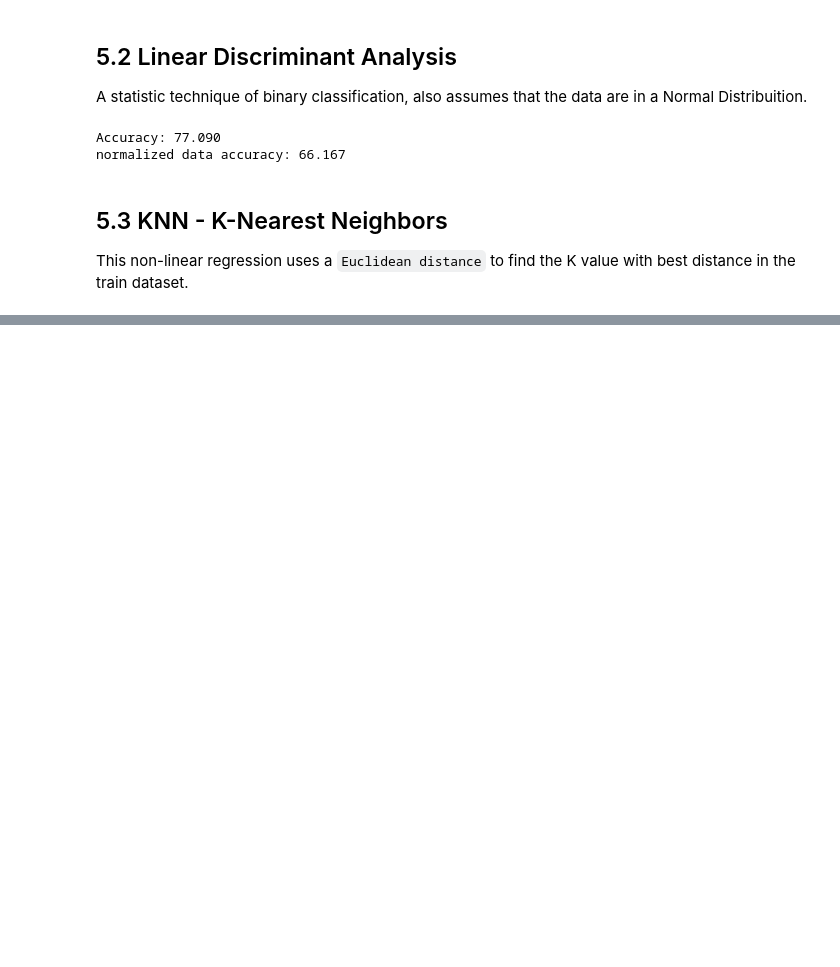
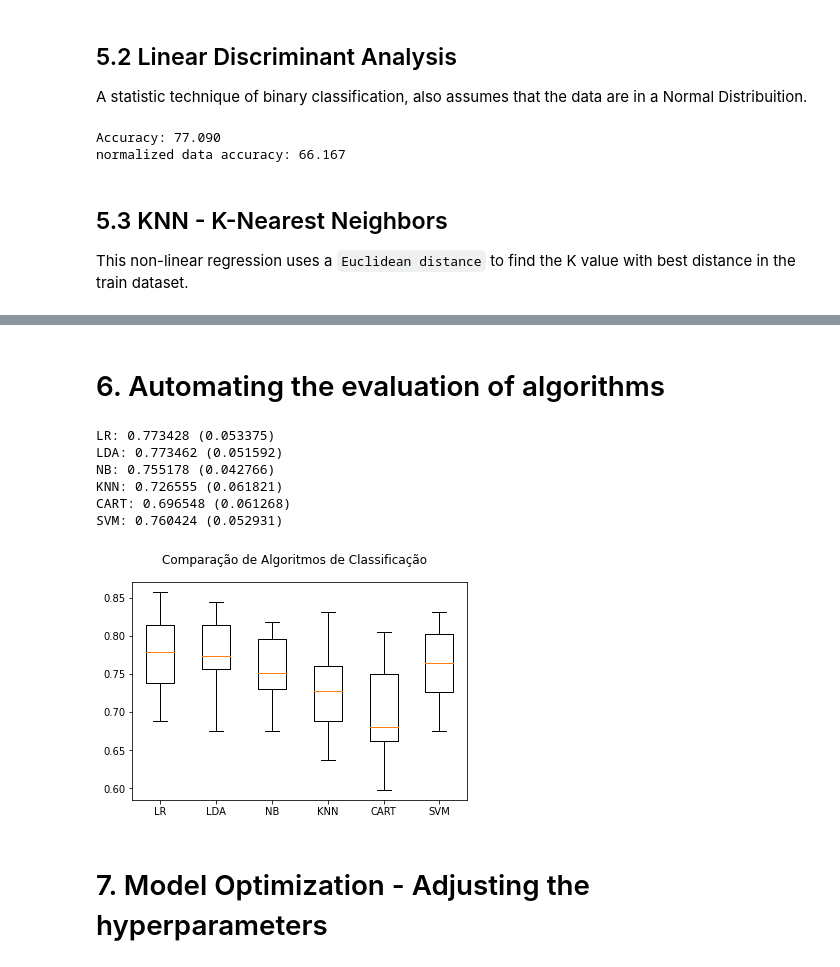
Before and after one commit to ralsouza/machine_learning_python, a Jupyter notebook: notebooks/02_machine_learning.ipynb, the cells around one changed output, grey strips where cells are left out. Saved outputs shown, nothing was run; the diff lists cells and outputs as text; code cells hidden in the pictures; blank space fills up the shorter version.

```diff
--- a/notebooks/02_machine_learning.ipynb
+++ b/notebooks/02_machine_learning.ipynb
@@ -1172,0 +1316,69 @@ This non-linear regression uses a `Euclidean distance` to find the K value with
+# %% [markdown]
+# 6. Automating the evaluation of algorithms
+# %%
+# Import dos módulos
+from pandas import read_csv
+import matplotlib.pyplot as plt
+from sklearn.model_selection import KFold
+from sklearn.model_selection import cross_val_score
+from sklearn.linear_model import LogisticRegression
+from sklearn.tree import DecisionTreeClassifier
+from sklearn.neighbors import KNeighborsClassifier
+from sklearn.discriminant_analysis import LinearDiscriminantAnalysis
+from sklearn.naive_bayes import GaussianNB
+from sklearn.svm import SVC
+import warnings
+warnings.filterwarnings('ignore')
+
+# Carregando os dados
+arquivo = '/content/drive/My Drive/Colab Notebooks/07_machine_learning/data/pima-data.csv'
+colunas = ['preg', 'plas', 'pres', 'skin', 'test', 'mass', 'pedi', 'age', 'class']
+dados = read_csv(arquivo, names = colunas)
+array = dados.values
+
+# Separando o array em componentes de input e output
+X = array[:,0:8]
+Y = array[:,8]
+
+# Definindo os valores para o número de folds
+num_folds = 10
+seed = 7
+
+# Preparando a lista de modelos
+modelos = []
+modelos.append(('LR', LogisticRegression()))
+modelos.append(('LDA', LinearDiscriminantAnalysis()))
+modelos.append(('NB', GaussianNB()))
+modelos.append(('KNN', KNeighborsClassifier()))
+modelos.append(('CART', DecisionTreeClassifier()))
+modelos.append(('SVM', SVC()))
+
+# Avaliando cada modelo em um loop
+resultados = []
+nomes = []
+
+for nome, modelo in modelos:
+    kfold = KFold(n_splits = num_folds, random_state = seed)
+    cv_results = cross_val_score(modelo, X, Y, cv = kfold, scoring = 'accuracy')
+    resultados.append(cv_results)
+    nomes.append(nome)
+    msg = "%s: %f (%f)" % (nome, cv_results.mean(), cv_results.std())
+    print(msg)
+
+# Boxplot para comparar os algoritmos
+fig = plt.figure()
+fig.suptitle('Comparação de Algoritmos de Classificação')
+ax = fig.add_subplot(111)
+plt.boxplot(resultados)
+ax.set_xticklabels(nomes)
+plt.show()
+# %% [output]
+LR: 0.773428 (0.053375)
+LDA: 0.773462 (0.051592)
+NB: 0.755178 (0.042766)
+KNN: 0.726555 (0.061821)
+CART: 0.696548 (0.061268)
+SVM: 0.760424 (0.052931)
+[figure, added]
+# %% [markdown]
+# 7. Model Optimization - Adjusting the hyperparameters
```
Also changed, not shown: parts of 8 cells of this notebook.
